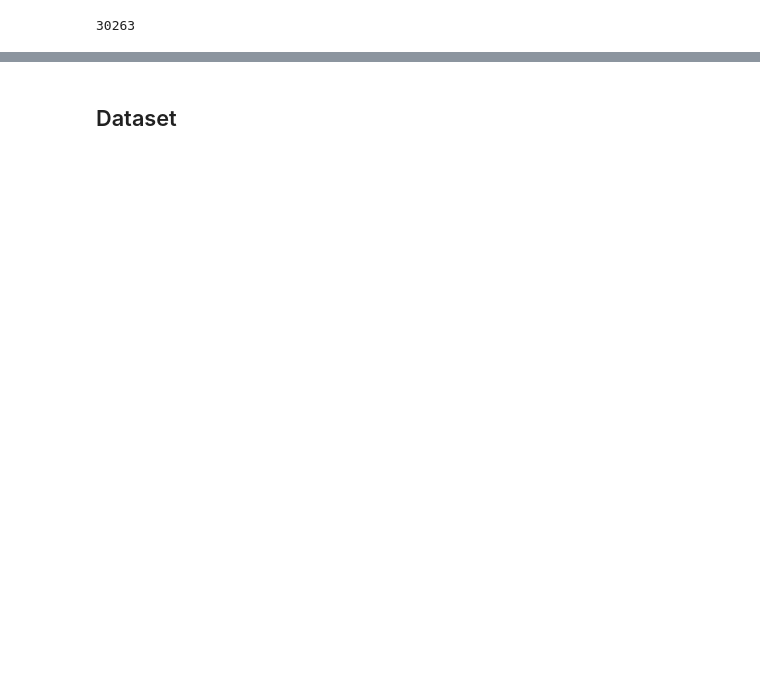
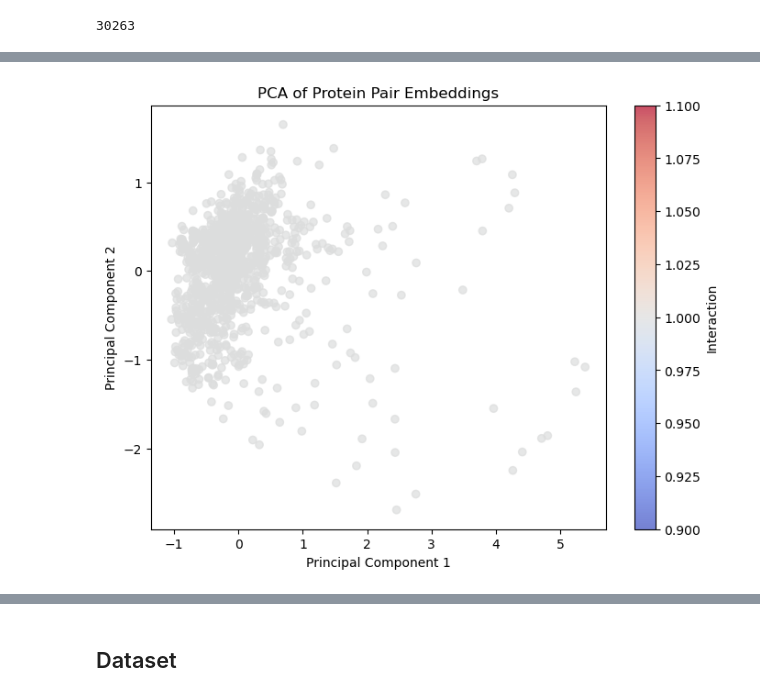
Before and after one commit to yeti-teti/PinUI-Test, a Jupyter notebook: ppi-esm.ipynb, the cells around one changed output, grey strips where cells are left out. Cells and saved outputs as stored; diff of their text form; code cells hidden in the pictures; blank space fills up the shorter version.

```diff
--- a/ppi-esm.ipynb
+++ b/ppi-esm.ipynb
@@ -31,0 +75,30 @@ N
+# %%
+# Getting the embeddings
+tokenizer = AutoTokenizer.from_pretrained("facebook/esm2_t6_8M_UR50D")
+esm_model = AutoModel.from_pretrained("facebook/esm2_t6_8M_UR50D")
+esm_model.eval()
+
+embeddings_list = []
+labels = []
+
+N_samples = 1000
+for idx, row in data.head(N_samples).iterrows():
+    # Concatenate the sequences with a delimiter
+    pair_input = row['seqA'] + " [SEP] " + row['seqB']
+
+    # Tokenize the pair to consistent max_length
+    tokens = tokenizer(pair_input, return_tensors="pt", truncation=True, padding='max_length', max_length=1022)
+
+    with torch.no_grad():
+        outputs = esm_model(**tokens)
+
+    # Pool the embeddings using mean pooling across tokens
+    # outputs.last_hidden_state has shape (1, sequence_length, hidden_size)
+    pooled_embedding = outputs.last_hidden_state.mean(dim=1)  # shape becomes (1, hidden_size)
+
+    # Convert to numpy and store
+    embeddings_list.append(pooled_embedding.squeeze(0).cpu().numpy())
+    labels.append(row['interaction'])
+
+embeddings_array = np.vstack(embeddings_list)
+print(f"Shape of embeddigns: {embeddings_array.shape}")
@@ -31,0 +109,14 @@ N
+# %%
+# Dimentionality reduction - PCA
+pca = PCA(n_components=2)
+embeddings_2d = pca.fit_transform(embeddings_array)
+
+plt.figure(figsize=(8, 6))
+plt.scatter(embeddings_2d[:,0], embeddings_2d[:,1], c=labels, cmap="coolwarm", alpha=0.7)
+plt.title("PCA of Protein Pair Embeddings")
+plt.xlabel("Principal Component 1")
+plt.ylabel("Principal Component 2")
+plt.colorbar(label="Interaction")
+plt.show()
+# %% [output]
+[figure, added]
```
Also changed, not shown: parts of 39 cells of this notebook, 1 other file.
